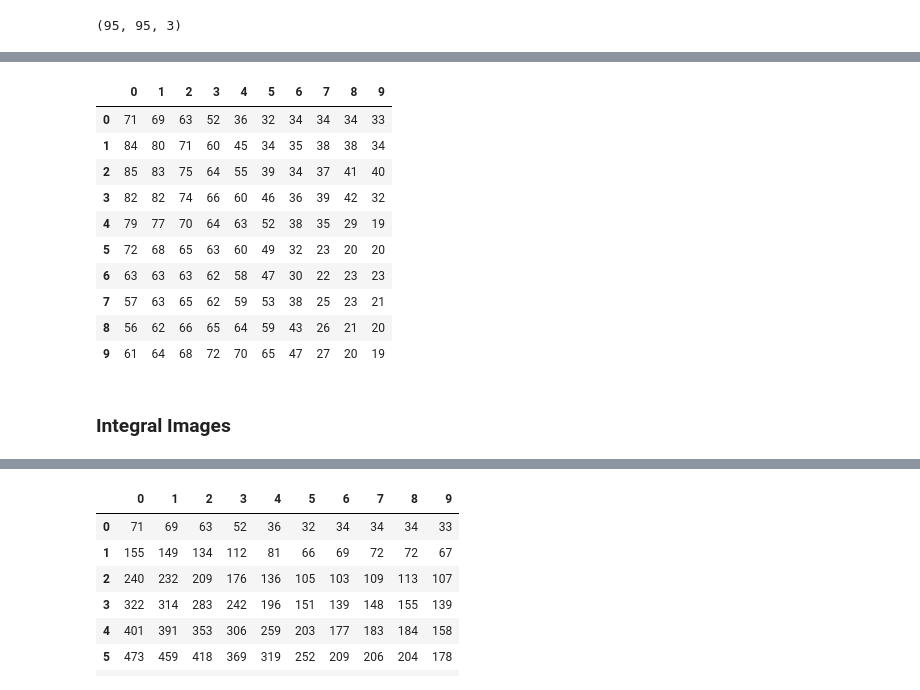
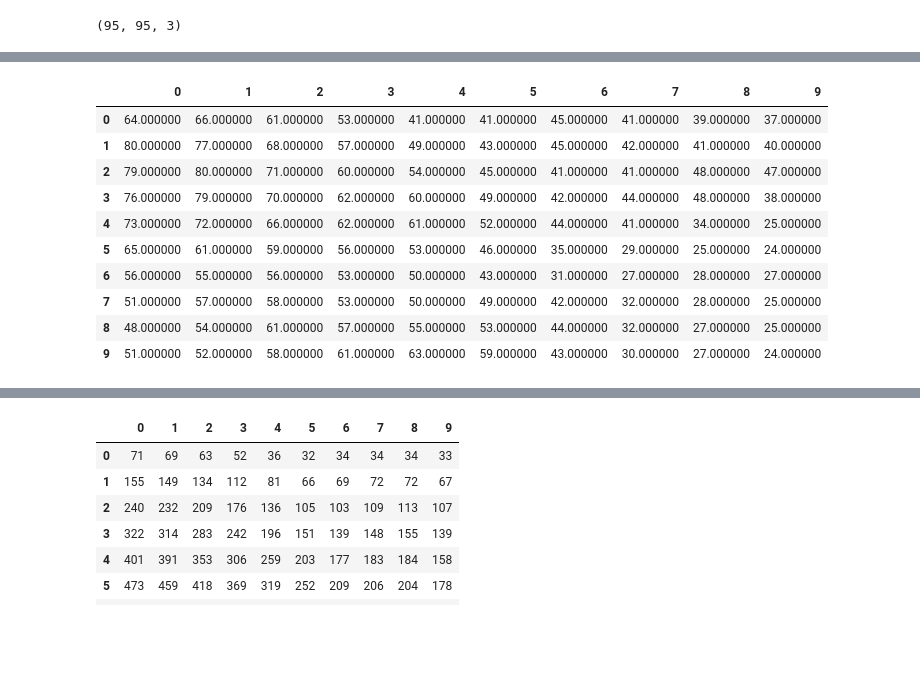
Before and after one commit to JJAHMEDAMER/Smart-Campus, a Jupyter notebook: reEngineering/haar-features.ipynb, the cells around one changed output, grey strips where cells are left out. Cells and saved outputs as stored; diff of their text form; code cells hidden in the pictures; blank space fills up the shorter version.

```diff
--- a/reEngineering/haar-features.ipynb
+++ b/reEngineering/haar-features.ipynb
@@ -37,22 +41,16 @@ print(img.shape)  # Original image
 # %%
 # Simple Algo
-gray_img = img[:,:,0]*0.299 + img[:,:,0]*0.587 + img[:,:,0]*0.114
-tmp = pd.DataFrame(gray_img).iloc[:10, :10].style
-
-# Open CV Algo
-gray_img = cv2.cvtColor(img, cv2.COLOR_BGR2GRAY)
+gray_img = img[:,:,0]*0.114 + img[:,:,0]*0.587 + img[:,:,0]*0.299
 pd.DataFrame(gray_img).iloc[:10, :10].style
 # %% [output]
 |  | 0 | 1 | 2 | 3 | 4 | 5 | 6 | 7 | 8 | 9 |
-| 0 | 71 | 69 | 63 | 52 | 36 | 32 | 34 | 34 | 34 | 33 |
-| 1 | 84 | 80 | 71 | 60 | 45 | 34 | 35 | 38 | 38 | 34 |
-| 2 | 85 | 83 | 75 | 64 | 55 | 39 | 34 | 37 | 41 | 40 |
-| 3 | 82 | 82 | 74 | 66 | 60 | 46 | 36 | 39 | 42 | 32 |
-| 4 | 79 | 77 | 70 | 64 | 63 | 52 | 38 | 35 | 29 | 19 |
-| 5 | 72 | 68 | 65 | 63 | 60 | 49 | 32 | 23 | 20 | 20 |
-| 6 | 63 | 63 | 63 | 62 | 58 | 47 | 30 | 22 | 23 | 23 |
-| 7 | 57 | 63 | 65 | 62 | 59 | 53 | 38 | 25 | 23 | 21 |
-| 8 | 56 | 62 | 66 | 65 | 64 | 59 | 43 | 26 | 21 | 20 |
-| 9 | 61 | 64 | 68 | 72 | 70 | 65 | 47 | 27 | 20 | 19 |
+| 0 | 64.000000 | 66.000000 | 61.000000 | 53.000000 | 41.000000 | 41.000000 | 45.000000 | 41.000000 | 39.000000 | 37.000000 |
+| 1 | 80.000000 | 77.000000 | 68.000000 | 57.000000 | 49.000000 | 43.000000 | 45.000000 | 42.000000 | 41.000000 | 40.000000 |
+| 2 | 79.000000 | 80.000000 | 71.000000 | 60.000000 | 54.000000 | 45.000000 | 41.000000 | 41.000000 | 48.000000 | 47.000000 |
+| 3 | 76.000000 | 79.000000 | 70.000000 | 62.000000 | 60.000000 | 49.000000 | 42.000000 | 44.000000 | 48.000000 | 38.000000 |
+| 4 | 73.000000 | 72.000000 | 66.000000 | 62.000000 | 61.000000 | 52.000000 | 44.000000 | 41.000000 | 34.000000 | 25.000000 |
+| 5 | 65.000000 | 61.000000 | 59.000000 | 56.000000 | 53.000000 | 46.000000 | 35.000000 | 29.000000 | 25.000000 | 24.000000 |
+| 6 | 56.000000 | 55.000000 | 56.000000 | 53.000000 | 50.000000 | 43.000000 | 31.000000 | 27.000000 | 28.000000 | 27.000000 |
+| 7 | 51.000000 | 57.000000 | 58.000000 | 53.000000 | 50.000000 | 49.000000 | 42.000000 | 32.000000 | 28.000000 | 25.000000 |
+| 8 | 48.000000 | 54.000000 | 61.000000 | 57.000000 | 55.000000 | 53.000000 | 44.000000 | 32.000000 | 27.000000 | 25.000000 |
+| 9 | 51.000000 | 52.000000 | 58.000000 | 61.000000 | 63.000000 | 59.000000 | 43.000000 | 30.000000 | 27.000000 | 24.000000 |
-# %% [markdown]
-### Integral Images
```
Also changed, not shown: parts of 10 cells of this notebook, 17 other files.
